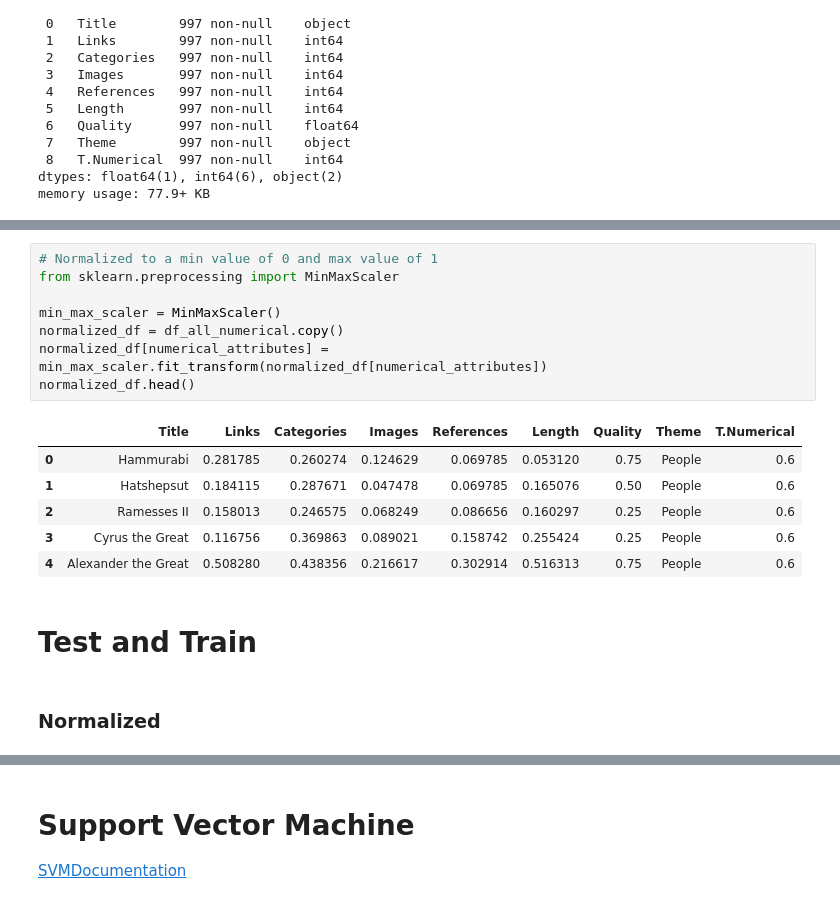
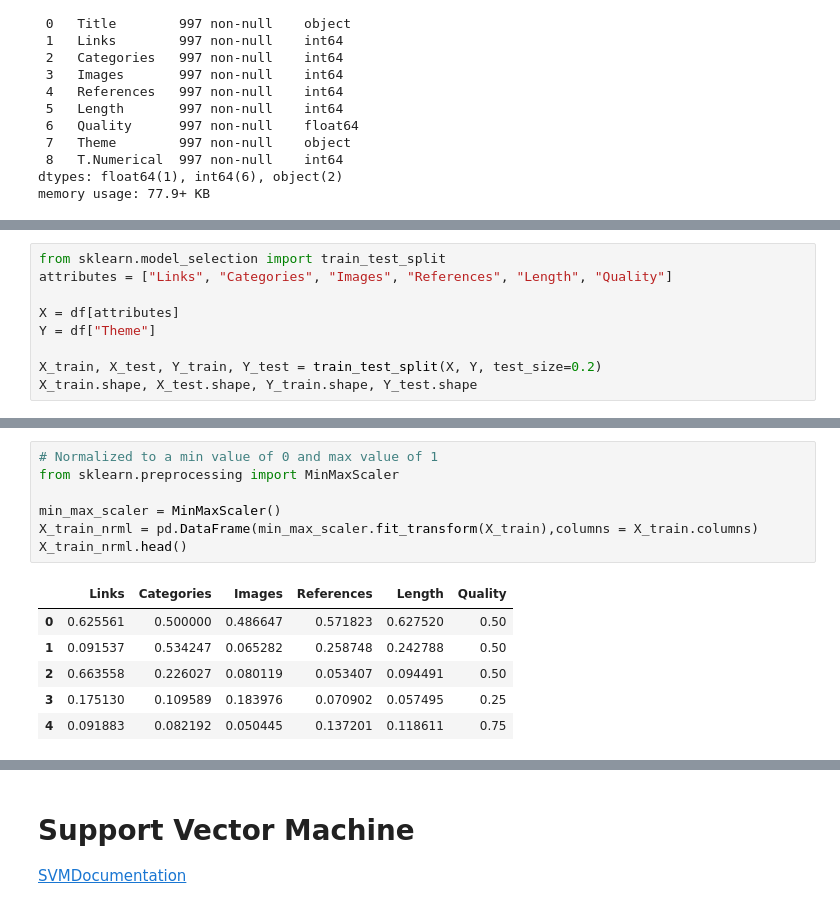
Before and after one commit to csupika/F21DL-Machine-Learning-Portfolio, a Jupyter notebook: lab3.ipynb, the cells around one changed output, grey strips where cells are left out. Drawn from its saved outputs; the diff is of its cells as text.

```diff
--- a/lab3.ipynb
+++ b/lab3.ipynb
@@ -255,0 +248,9 @@ plt.tight_layout()
+# %%
+from sklearn.model_selection import train_test_split
+attributes = ["Links", "Categories", "Images", "References", "Length", "Quality"]
+
+X = df[attributes]
+Y = df["Theme"]
+
+X_train, X_test, Y_train, Y_test = train_test_split(X, Y, test_size=0.2)
+X_train.shape, X_test.shape, Y_train.shape, Y_test.shape
@@ -281,19 +328,14 @@ standardized_df.head()
 # %%
 # Normalized to a min value of 0 and max value of 1
 from sklearn.preprocessing import MinMaxScaler
 
 min_max_scaler = MinMaxScaler()
-normalized_df = df_all_numerical.copy()
-normalized_df[numerical_attributes] = min_max_scaler.fit_transform(normalized_df[numerical_attributes])
-normalized_df.head()
+X_train_nrml = pd.DataFrame(min_max_scaler.fit_transform(X_train),columns = X_train.columns)
+X_train_nrml.head()
 # %% [output]
-|  | Title | Links | Categories | Images | References | Length | Quality | Theme | T.Numerical |
-| 0 | Hammurabi | 0.281785 | 0.260274 | 0.124629 | 0.069785 | 0.053120 | 0.75 | People | 0.6 |
-| 1 | Hatshepsut | 0.184115 | 0.287671 | 0.047478 | 0.069785 | 0.165076 | 0.50 | People | 0.6 |
-| 2 | Ramesses II | 0.158013 | 0.246575 | 0.068249 | 0.086656 | 0.160297 | 0.25 | People | 0.6 |
-| 3 | Cyrus the Great | 0.116756 | 0.369863 | 0.089021 | 0.158742 | 0.255424 | 0.25 | People | 0.6 |
-| 4 | Alexander the Great | 0.508280 | 0.438356 | 0.216617 | 0.302914 | 0.516313 | 0.75 | People | 0.6 |
+|  | Links | Categories | Images | References | Length | Quality |
+| 0 | 0.625561 | 0.500000 | 0.486647 | 0.571823 | 0.627520 | 0.50 |
+| 1 | 0.091537 | 0.534247 | 0.065282 | 0.258748 | 0.242788 | 0.50 |
+| 2 | 0.663558 | 0.226027 | 0.080119 | 0.053407 | 0.094491 | 0.50 |
+| 3 | 0.175130 | 0.109589 | 0.183976 | 0.070902 | 0.057495 | 0.25 |
+| 4 | 0.091883 | 0.082192 | 0.050445 | 0.137201 | 0.118611 | 0.75 |
-# %% [markdown]
-# Test and Train
-# %% [markdown]
-### Normalized
```
Also changed, not shown: parts of 42 cells of this notebook.
